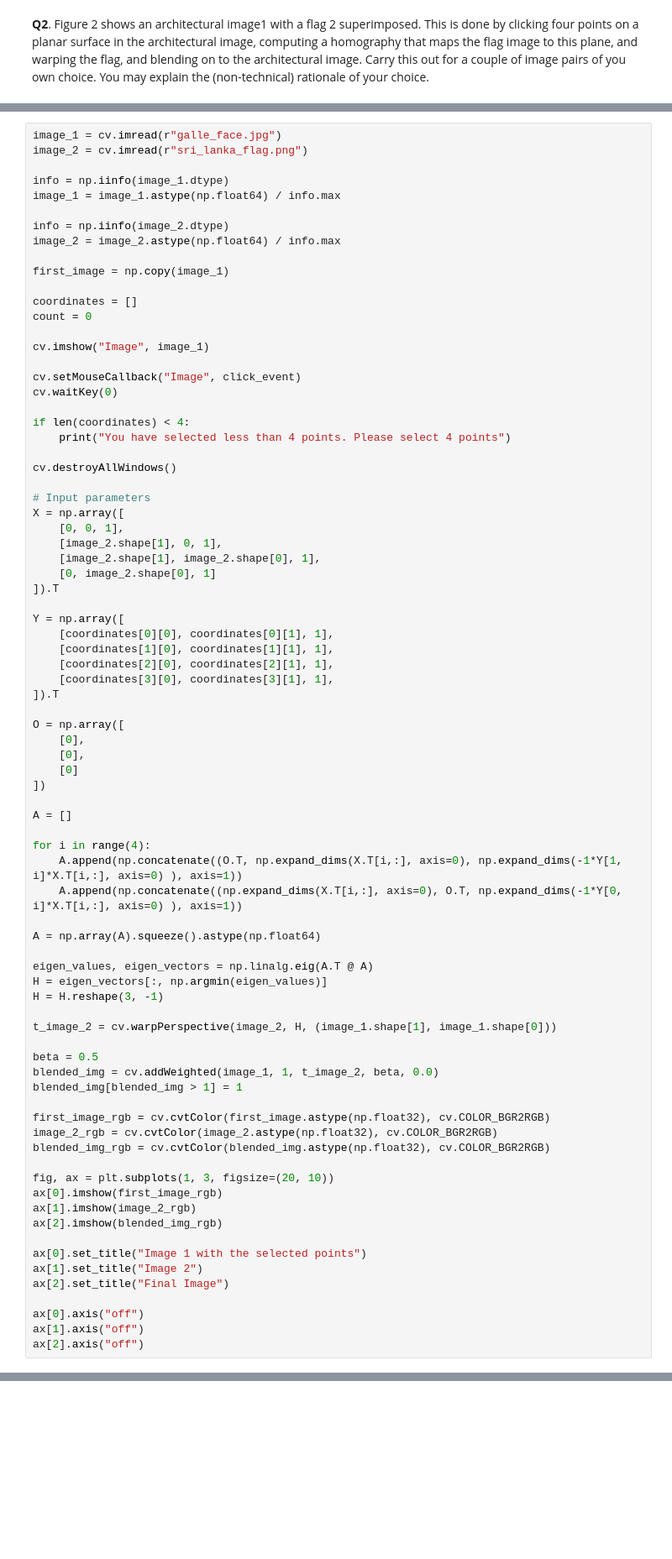
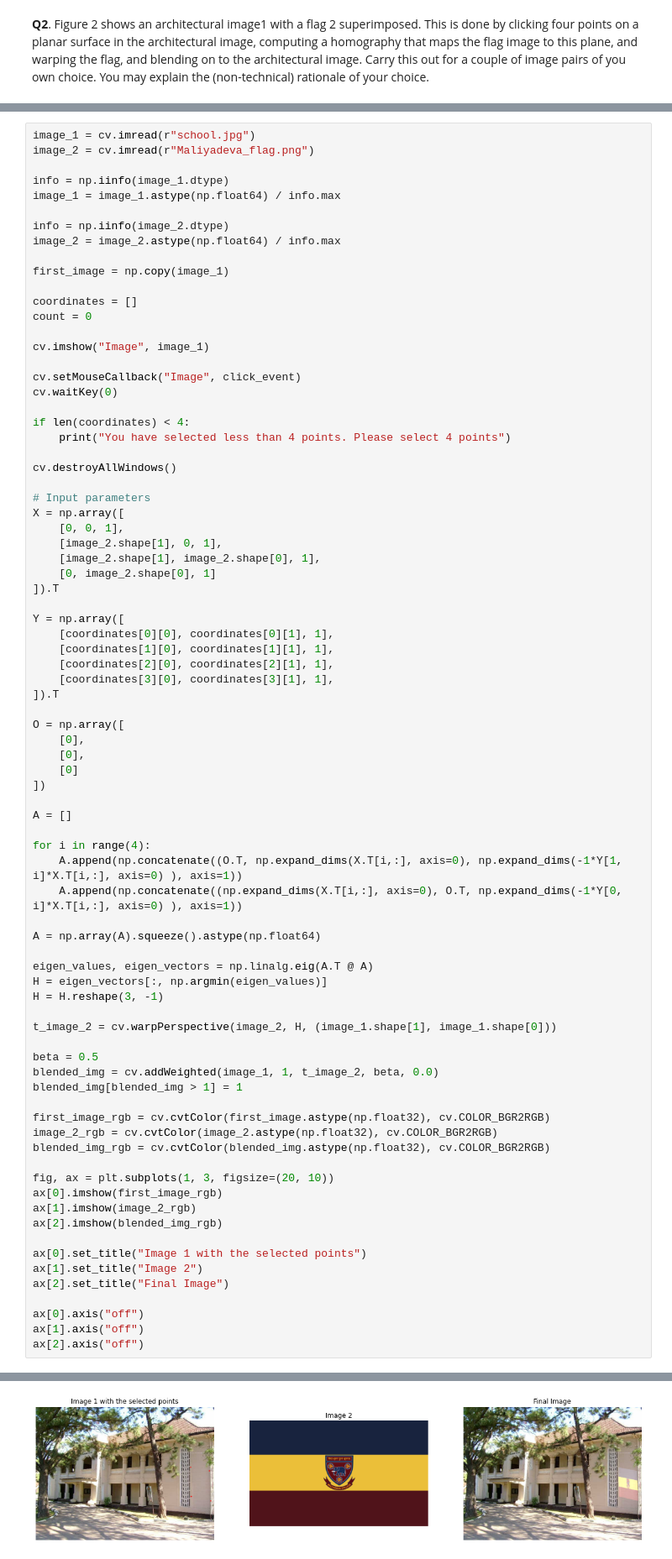
Before and after one commit to YohanAbeysinghe/Fitting-and-Alignment, a Jupyter notebook: Assignment_2-code.ipynb, the cells around one changed output, grey strips where cells are left out. Shown: that part at 84% size. Saved outputs shown, nothing was run; the diff lists cells and outputs as text; blank space fills up the shorter version.

Commit message:
computing a homography of previous image

```diff
--- a/Assignment_2-code.ipynb
+++ b/Assignment_2-code.ipynb
@@ -177,8 +177,8 @@ def click_event(event, x, y, flags, params):
         cv.destroyAllWindows()
         cv.waitKey(1)
 # %%
-image_1 = cv.imread(r"galle_face.jpg")
-image_2 = cv.imread(r"sri_lanka_flag.png")
+image_1 = cv.imread(r"school.jpg")
+image_2 = cv.imread(r"Maliyadeva_flag.png")
 
 info = np.iinfo(image_1.dtype)
 image_1 = image_1.astype(np.float64) / info.max
@@ -260,0 +261 @@ NameError: name 'cv' is not defined
+[figure, added]
```
Also changed, not shown: parts of 1 cell of this notebook, 4 other files.
